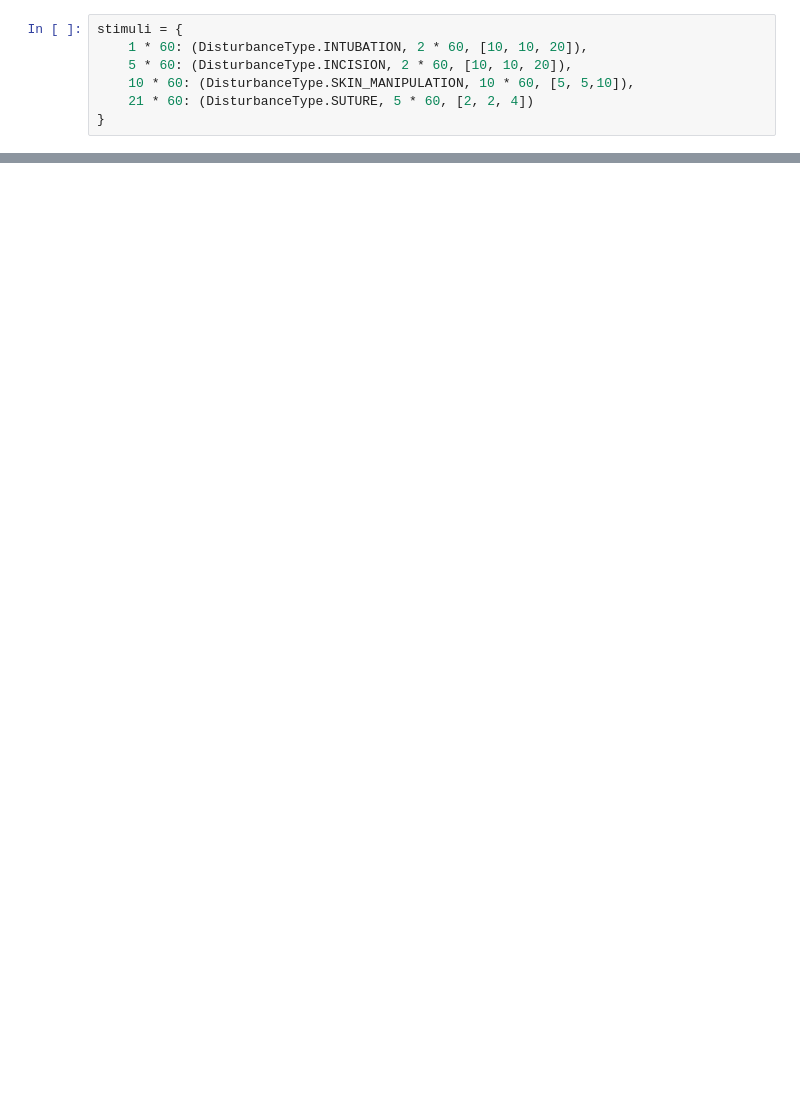
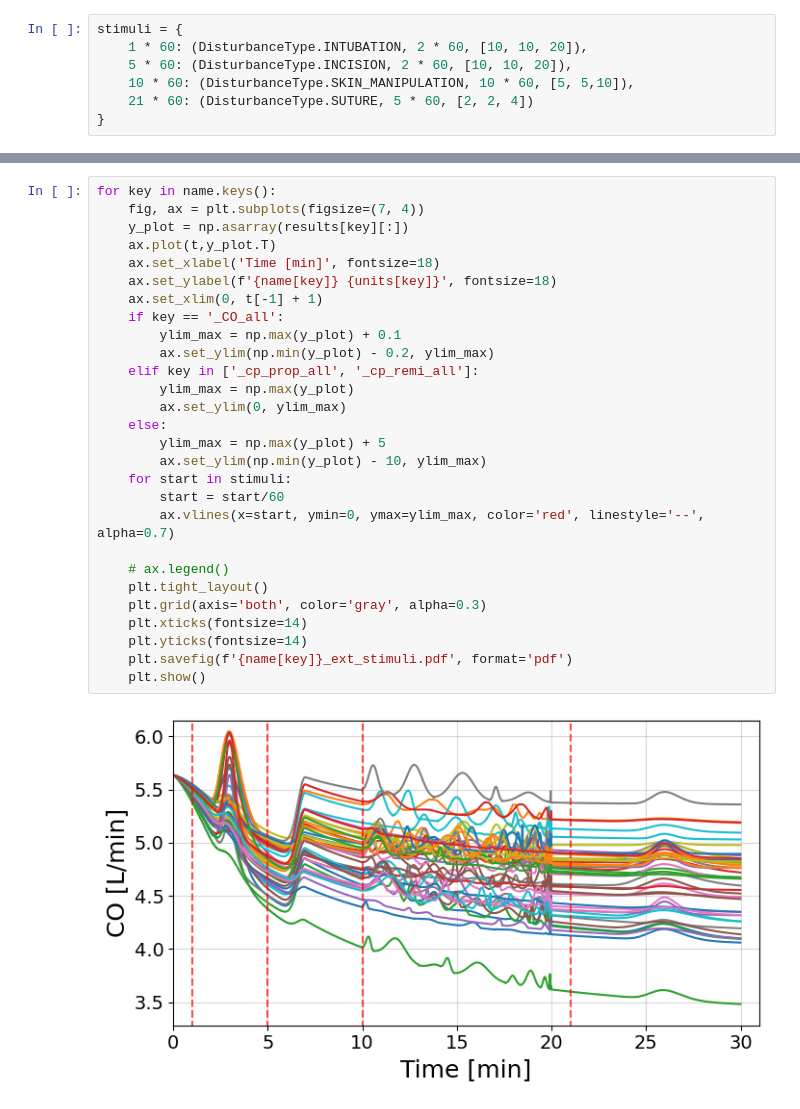
Before and after one commit to ManuMerlo/AReS-Anesthesia-Response-Simulator, a Jupyter notebook: python/notebooks/disturbance.ipynb, the cells around one changed output, grey strips where cells are left out. Saved outputs shown, nothing was run; the diff lists cells and outputs as text; blank space fills up the shorter version.

```diff
--- a/python/notebooks/disturbance.ipynb
+++ b/python/notebooks/disturbance.ipynb
@@ -190,0 +165,30 @@ for key in ground_truth.keys():
+# %%
+for key in name.keys():
+    fig, ax = plt.subplots(figsize=(7, 4))
+    y_plot = np.asarray(results[key][:])
+    ax.plot(t,y_plot.T)
+    ax.set_xlabel('Time [min]', fontsize=18)
+    ax.set_ylabel(f'{name[key]} {units[key]}', fontsize=18)
+    ax.set_xlim(0, t[-1] + 1)
+    if key == '_CO_all':
+        ylim_max = np.max(y_plot) + 0.1
+        ax.set_ylim(np.min(y_plot) - 0.2, ylim_max)
+    elif key in ['_cp_prop_all', '_cp_remi_all']:
+        ylim_max = np.max(y_plot)
+        ax.set_ylim(0, ylim_max)
+    else:
+        ylim_max = np.max(y_plot) + 5
+        ax.set_ylim(np.min(y_plot) - 10, ylim_max)
+    for start in stimuli:
+        start = start/60
+        ax.vlines(x=start, ymin=0, ymax=ylim_max, color='red', linestyle='--', alpha=0.7)
+
+    # ax.legend()
+    plt.tight_layout()
+    plt.grid(axis='both', color='gray', alpha=0.3)
+    plt.xticks(fontsize=14)
+    plt.yticks(fontsize=14)
+    plt.savefig(f'{name[key]}_ext_stimuli.pdf', format='pdf')
+    plt.show()
+# %% [output]
+[figure, added]
```
Also changed, not shown: parts of 13 cells of this notebook, 1 other file.
